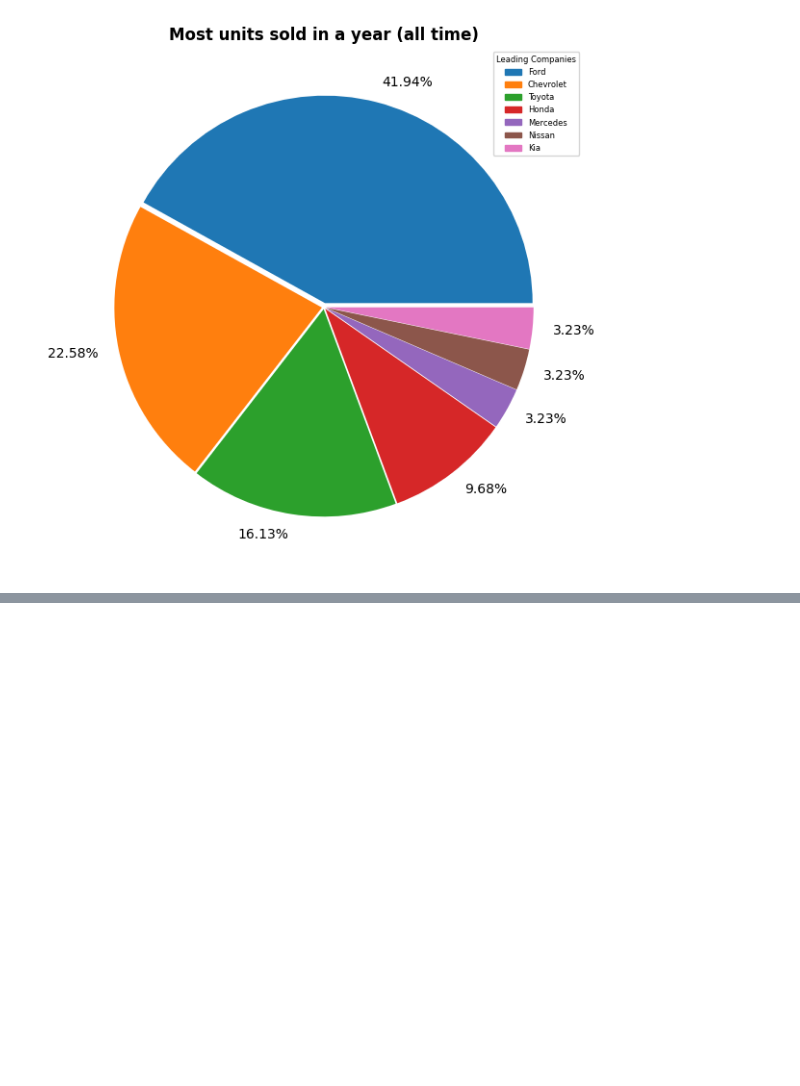
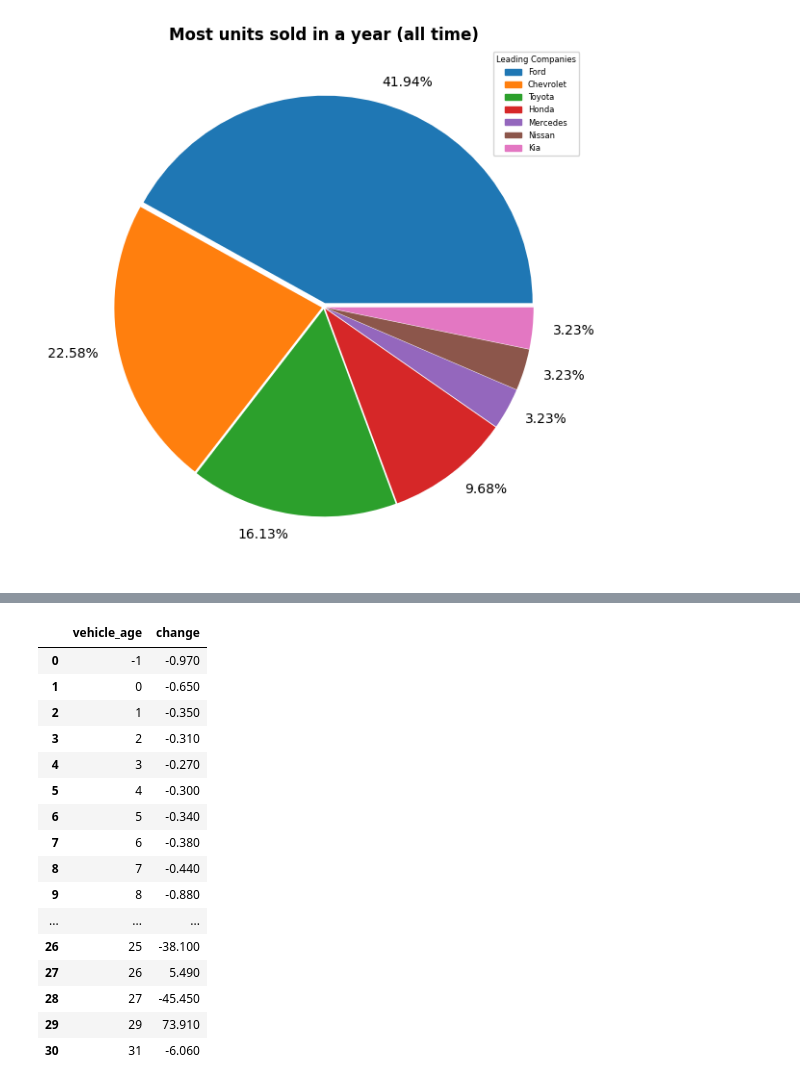
Before and after one commit to pranay-authankar/vehicle_sales_analytics, a Jupyter notebook: notebook/4_data_analysis.ipynb, the cells around one changed output, grey strips where cells are left out. Cells and saved outputs as stored; diff of their text form; code cells hidden in the pictures; blank space fills up the shorter version.

```diff
--- a/notebook/4_data_analysis.ipynb
+++ b/notebook/4_data_analysis.ipynb
@@ -299,0 +320,41 @@ plt.show()
+# %%
+# 9. Condition of vehicles with respect to Age.
+
+age_by_condition = (dataset[dataset["vehicle_age"] >= 0]
+                    .groupby("vehicle_age")["condition"]
+                    .agg("median")
+                    .reset_index(name = "condition"))
+
+age_by_vehicle = (dataset[dataset["vehicle_age"] >= 0]
+                  .groupby(["vehicle_age"])["vin"]
+                  .agg('count')
+                  .reset_index(name = "vehicle_count")
+                  )
+
+revenue_by_age = (dataset.groupby(["vehicle_age"])["sellingprice"]
+                 .sum()
+                 .reset_index(name = "revenue"))
+
+mmr_vs_sp_by_age = (dataset.groupby(["vehicle_age"])["mmr_vs_sp_percent"]
+                    .agg('median')
+                    .reset_index(name = "change"))
+
+mmr_vs_sp_by_age
+# %% [output]
+|  | vehicle_age | change |
+| 0 | -1 | -0.970 |
+| 1 | 0 | -0.650 |
+| 2 | 1 | -0.350 |
+| 3 | 2 | -0.310 |
+| 4 | 3 | -0.270 |
+| 5 | 4 | -0.300 |
+| 6 | 5 | -0.340 |
+| 7 | 6 | -0.380 |
+| 8 | 7 | -0.440 |
+| 9 | 8 | -0.880 |
+| ... | ... | ... |
+| 26 | 25 | -38.100 |
+| 27 | 26 | 5.490 |
+| 28 | 27 | -45.450 |
+| 29 | 29 | 73.910 |
+| 30 | 31 | -6.060 |
```
Also changed, not shown: parts of 5 cells of this notebook, 4 other files.
